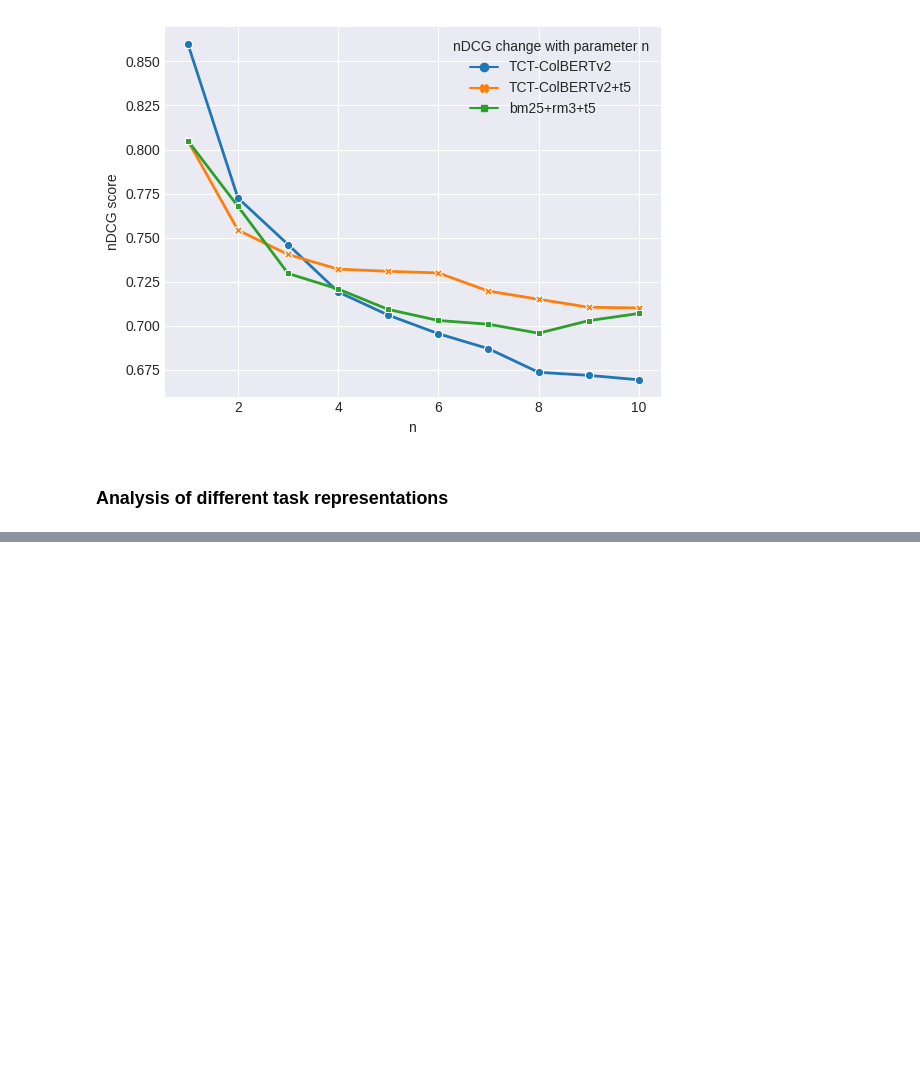
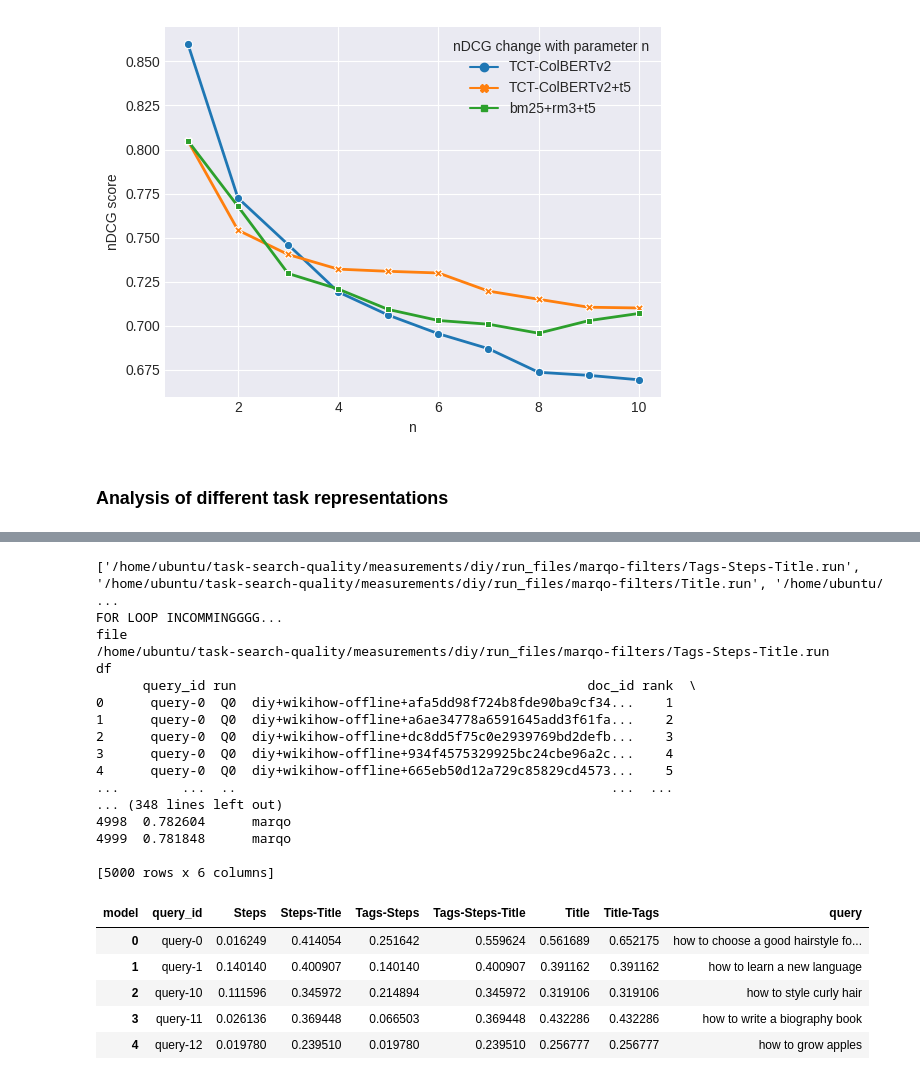
Before and after one commit to PhilipZubel/task-search-quality, a Jupyter notebook: results.ipynb, the cells around one changed output, grey strips where cells are left out. Saved outputs shown, nothing was run; the diff lists cells and outputs as text; code cells hidden in the pictures; blank space fills up the shorter version.

```diff
--- a/results.ipynb
+++ b/results.ipynb
@@ -660,0 +663,51 @@ get_all_metrics(path_marqo_runs, diy_qrels, path, with_t5=None, metrics=metrics)
+# %%
+from results_helper import get_metrics, get_raw_query
+from ir_measures import *
+
+queries = pd.read_csv("/home/ubuntu/task-search-quality/queries/diy.csv")
+diy_qrels = "/home/ubuntu/task-search-quality/measurements/judgments/diy-all.qrels"
+
+ap_vals = get_metrics(path_marqo_runs, diy_qrels, AP, t5=False)
+ndcg_vals = get_metrics(path_marqo_runs, diy_qrels, nDCG@10, t5=False)
+
+
+
+results = {}
+results["DIY"] = {
+    "Ndgc@10": ndcg_vals,
+    "MAP": ap_vals,
+}
+
+analysis_folder = "/home/ubuntu/task-search-quality/measurements/diy/analysis/marqo-filters"
+
+
+for metric, df in results["DIY"].items():
+    pivoted_df = df.pivot(index='query_id', columns='model', values='metric_val').reset_index()
+    pivoted_df["query"] = pivoted_df.apply(lambda x: get_raw_query(x, queries), axis=1)
+    pivoted_df.to_csv(os.path.join(analysis_folder, metric+".csv"), index=False)
+
+pivoted_df.head()
+# %% [output]
+['/home/ubuntu/task-search-quality/measurements/diy/run_files/marqo-filters/Tags-Steps-Title.run', '/home/ubuntu/task-search-quality/measurements/diy/run_files/marqo-filters/Title.run', '/home/ubuntu/ ...
+FOR LOOP INCOMMINGGGG...
+file
+/home/ubuntu/task-search-quality/measurements/diy/run_files/marqo-filters/Tags-Steps-Title.run
+df
+      query_id run                                             doc_id rank  \
+0      query-0  Q0  diy+wikihow-offline+afa5dd98f724b8fde90ba9cf34...    1
+1      query-0  Q0  diy+wikihow-offline+a6ae34778a6591645add3f61fa...    2
+2      query-0  Q0  diy+wikihow-offline+dc8dd5f75c0e2939769bd2defb...    3
+3      query-0  Q0  diy+wikihow-offline+934f4575329925bc24cbe96a2c...    4
+4      query-0  Q0  diy+wikihow-offline+665eb50d12a729c85829cd4573...    5
+...        ...  ..                                                ...  ...
+... (348 lines left out)
+4998  0.782604      marqo
+4999  0.781848      marqo
+
+[5000 rows x 6 columns]
+| model | query_id | Steps | Steps-Title | Tags-Steps | Tags-Steps-Title | Title | Title-Tags | query |
+| 0 | query-0 | 0.016249 | 0.414054 | 0.251642 | 0.559624 | 0.561689 | 0.652175 | how to choose a good hairstyle fo... |
+| 1 | query-1 | 0.140140 | 0.400907 | 0.140140 | 0.400907 | 0.391162 | 0.391162 | how to learn a new language |
+| 2 | query-10 | 0.111596 | 0.345972 | 0.214894 | 0.345972 | 0.319106 | 0.319106 | how to style curly hair |
+| 3 | query-11 | 0.026136 | 0.369448 | 0.066503 | 0.369448 | 0.432286 | 0.432286 | how to write a biography book |
+| 4 | query-12 | 0.019780 | 0.239510 | 0.019780 | 0.239510 | 0.256777 | 0.256777 | how to grow apples |
```
Also changed, not shown: parts of 6 cells of this notebook, 5 other files.
